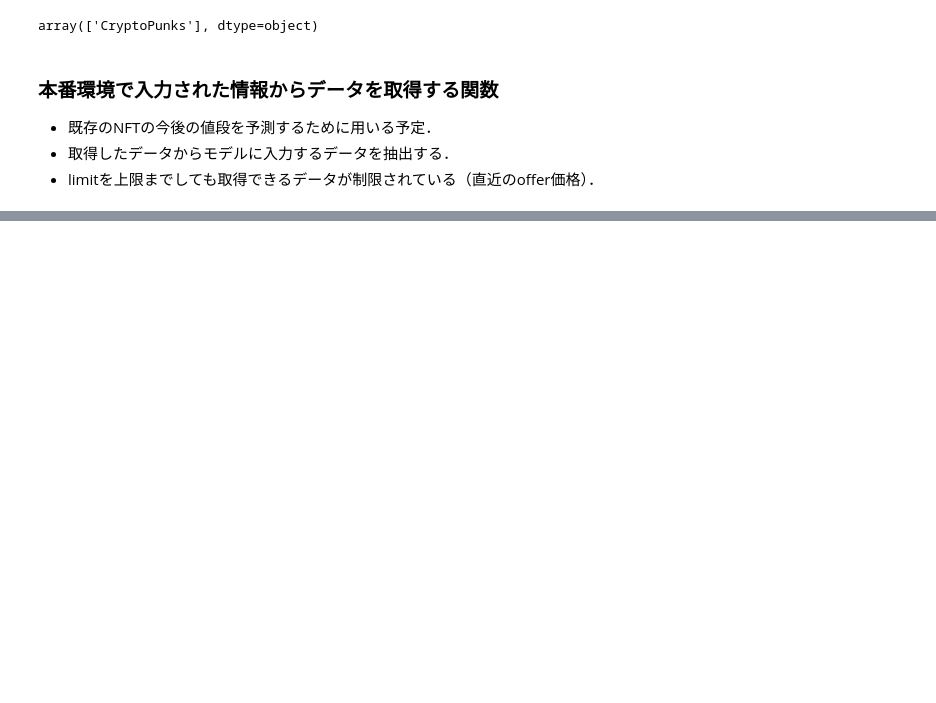
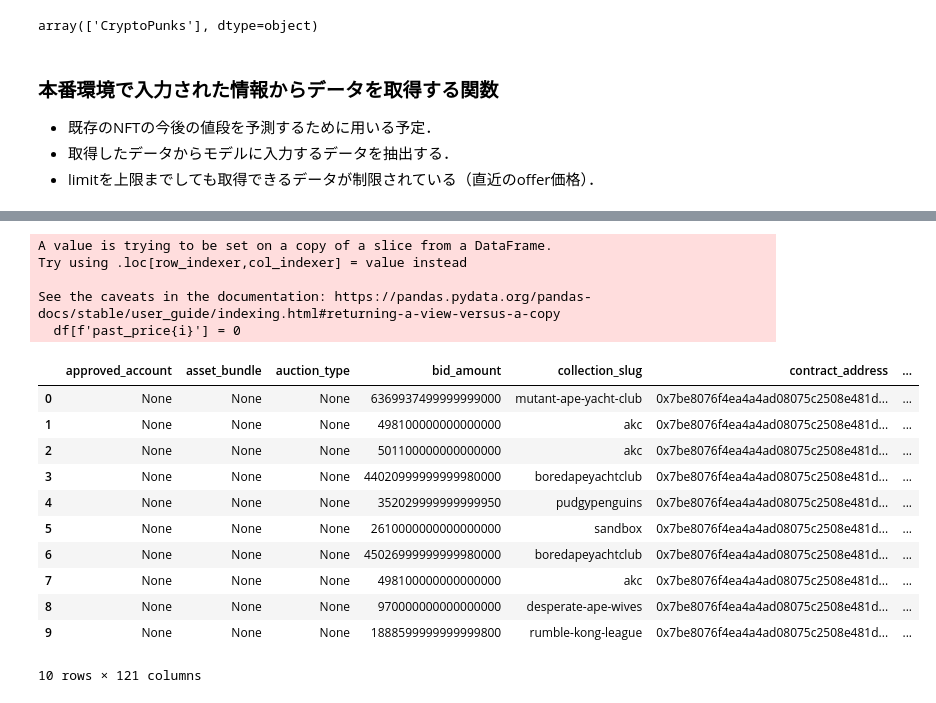
Before and after one commit to nft-appraiser/nft-appraiser-ml, a Jupyter notebook: notebooks/library_test.ipynb, the cells around one changed output, grey strips where cells are left out. Cells and saved outputs as stored; diff of their text form; code cells hidden in the pictures; blank space fills up the shorter version.

Commit message:
add events data library test

```diff
--- a/notebooks/library_test.ipynb
+++ b/notebooks/library_test.ipynb
@@ -182,0 +195,6 @@ df
+# %%
+test_dir = "../data/test/img"
+os.makedirs(test_dir, exist_ok=True)
+
+test_df = get_events_data(test_dir, 100, is_test=True)
+test_df.head()
@@ -182,0 +210,3 @@ df
+# %%
+test_df = test_df.rename(columns={"asset.token_id": "token_id", "asset.asset_contract.address": "asset_contract.address"})
+test_df[['asset_contract.address', 'token_id']]
@@ -182,0 +227,26 @@ df
+# %%
+df = test_df.iloc[:10, :]
+get_past_data(df, "../data/test/table")
+get_successful_data(df, "../data/test/table")
+concat_df = concat_past_data(df)
+# %% [output]
+A value is trying to be set on a copy of a slice from a DataFrame.
+Try using .loc[row_indexer,col_indexer] = value instead
+
+See the caveats in the documentation: https://pandas.pydata.org/pandas-docs/stable/user_guide/indexing.html#returning-a-view-versus-a-copy
+  df[f'past_price{i}'] = 0
+# %%
+concat_df
+# %% [output]
+|  | approved_account | asset_bundle | auction_type | bid_amount | collection_slug | contract_address | ... |
+| 0 | None | None | None | 6369937499999999000 | mutant-ape-yacht-club | 0x7be8076f4ea4a4ad08075c2508e481d... | ... |
+| 1 | None | None | None | 498100000000000000 | akc | 0x7be8076f4ea4a4ad08075c2508e481d... | ... |
+| 2 | None | None | None | 501100000000000000 | akc | 0x7be8076f4ea4a4ad08075c2508e481d... | ... |
+| 3 | None | None | None | 44020999999999980000 | boredapeyachtclub | 0x7be8076f4ea4a4ad08075c2508e481d... | ... |
+| 4 | None | None | None | 352029999999999950 | pudgypenguins | 0x7be8076f4ea4a4ad08075c2508e481d... | ... |
+| 5 | None | None | None | 2610000000000000000 | sandbox | 0x7be8076f4ea4a4ad08075c2508e481d... | ... |
+| 6 | None | None | None | 45026999999999980000 | boredapeyachtclub | 0x7be8076f4ea4a4ad08075c2508e481d... | ... |
+| 7 | None | None | None | 498100000000000000 | akc | 0x7be8076f4ea4a4ad08075c2508e481d... | ... |
+| 8 | None | None | None | 970000000000000000 | desperate-ape-wives | 0x7be8076f4ea4a4ad08075c2508e481d... | ... |
+| 9 | None | None | None | 1888599999999999800 | rumble-kong-league | 0x7be8076f4ea4a4ad08075c2508e481d... | ... |
+10 rows × 121 columns
```
Also changed, not shown: parts of 13 cells of this notebook.
